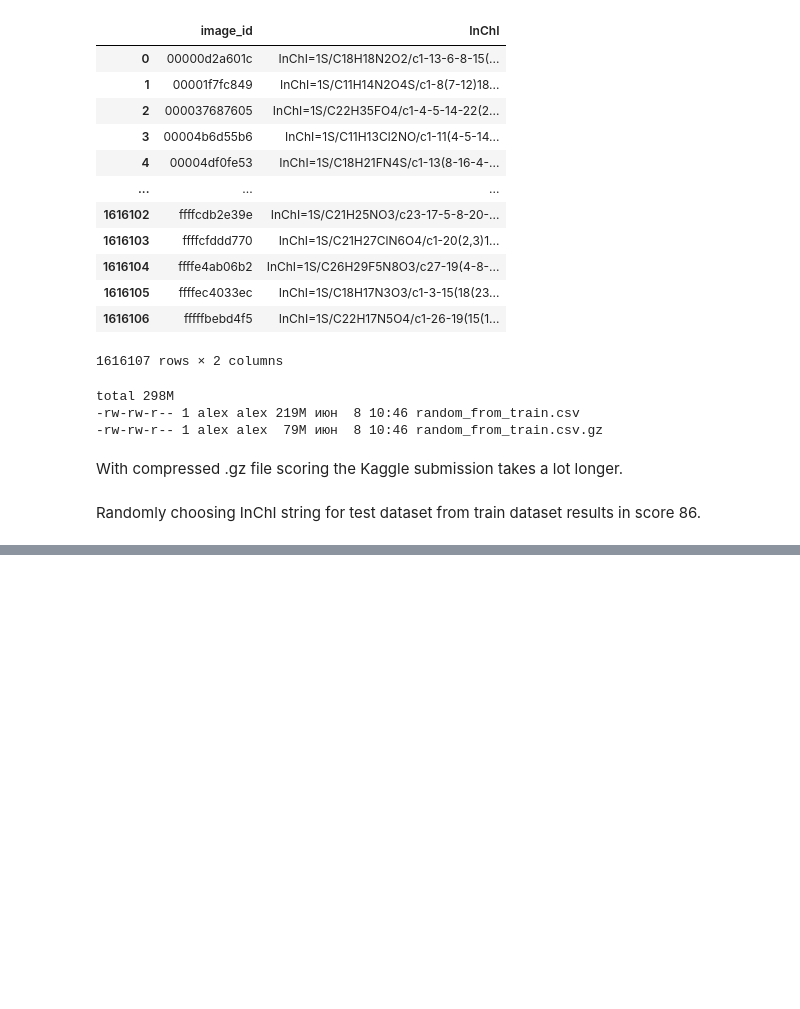
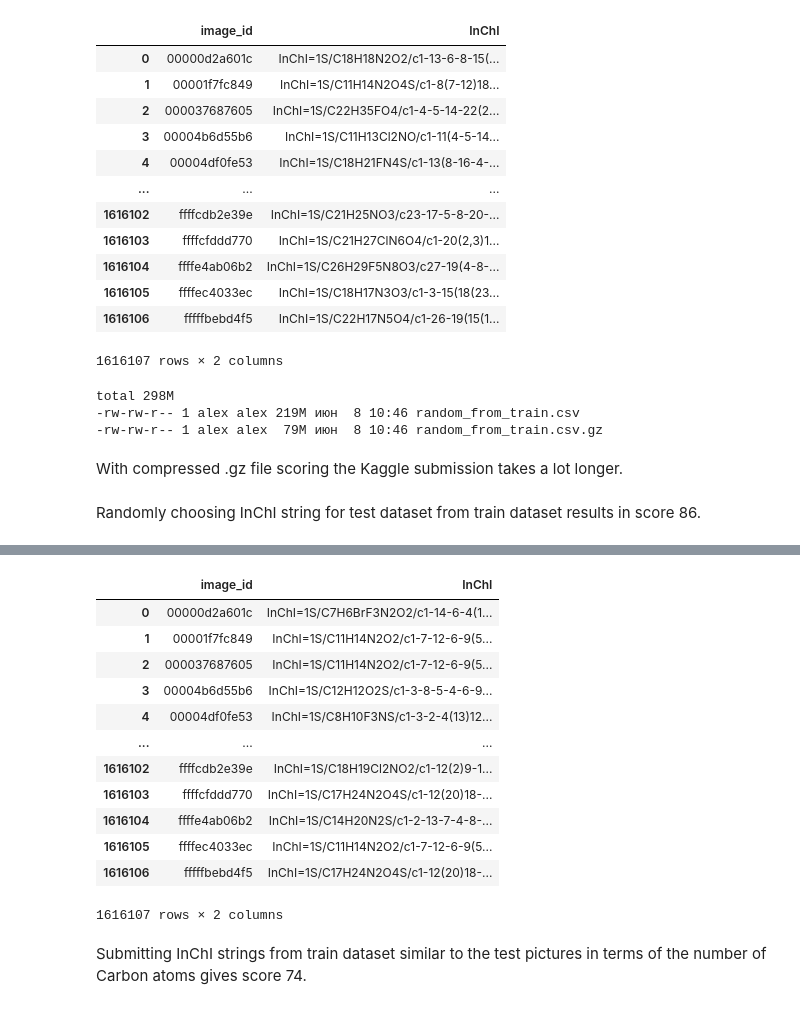
Before and after one commit to alex637/MolecularTranslation, a Jupyter notebook: basic.ipynb, the cells around one changed output, grey strips where cells are left out. Drawn from its saved outputs; the diff is of its cells as text; code cells hidden in the pictures; blank space fills up the shorter version.

```diff
--- a/basic.ipynb
+++ b/basic.ipynb
@@ -158,0 +230,51 @@ Randomly choosing InChI string for test dataset from train dataset results in sc
+# %%
+@njit
+def first_index(array, value):
+    for index, val in np.ndenumerate(array):
+        if val == value:
+            return index[0]
+    else:
+        return -1
+# %%
+@lru_cache(maxsize=100)
+def find_index_of_closest(c_count):
+    """
+    Function looks for the first precise match.
+    If it's not found, looks for match for count +-1, count +-2.
+    If match is not found returns 0 (dummy index).
+    """
+    res = first_index(c_counts_train, c_count)
+    if res < 0:
+        res = first_index(c_counts_train, c_count+1)
+    if res < 0 and c_count > 0:
+        res = first_index(c_counts_train, c_count-1)
+    if res < 0:
+        res = first_index(c_counts_train, c_count+2)
+    if res < 0 and c_count > 1:
+        res = first_index(c_counts_train, c_count-2)
+    if res < 0:
+        res = first_index(c_counts_train, c_count+3)
+    if res < 0 and c_count > 2:
+        res = first_index(c_counts_train, c_count-3)
+    if res < 0:
+        res = 0
+    return res
+# %%
+for index in tqdm(range(submission.shape[0])):
+    submission.iat[index, 1] = inchi_train.iat[find_index_of_closest(c_counts_test[index]), 1]
+# %%
+submission
+# %% [output]
+|  | image_id | InChI |
+| 0 | 00000d2a601c | InChI=1S/C7H6BrF3N2O2/c1-14-6-4(1... |
+| 1 | 00001f7fc849 | InChI=1S/C11H14N2O2/c1-7-12-6-9(5... |
+| 2 | 000037687605 | InChI=1S/C11H14N2O2/c1-7-12-6-9(5... |
+| 3 | 00004b6d55b6 | InChI=1S/C12H12O2S/c1-3-8-5-4-6-9... |
+| 4 | 00004df0fe53 | InChI=1S/C8H10F3NS/c1-3-2-4(13)12... |
+| ... | ... | ... |
+| 1616102 | ffffcdb2e39e | InChI=1S/C18H19Cl2NO2/c1-12(2)9-1... |
+| 1616103 | ffffcfddd770 | InChI=1S/C17H24N2O4S/c1-12(20)18-... |
+| 1616104 | ffffe4ab06b2 | InChI=1S/C14H20N2S/c1-2-13-7-4-8-... |
+| 1616105 | ffffec4033ec | InChI=1S/C11H14N2O2/c1-7-12-6-9(5... |
+| 1616106 | fffffbebd4f5 | InChI=1S/C17H24N2O4S/c1-12(20)18-... |
+1616107 rows × 2 columns
@@ -158,0 +285,2 @@ Randomly choosing InChI string for test dataset from train dataset results in sc
+# %% [markdown]
+Submitting InChI strings from train dataset similar to the test pictures in terms of the number of Carbon atoms gives score 74.
```
Also changed, not shown: parts of 15 cells of this notebook, 1 other file.
